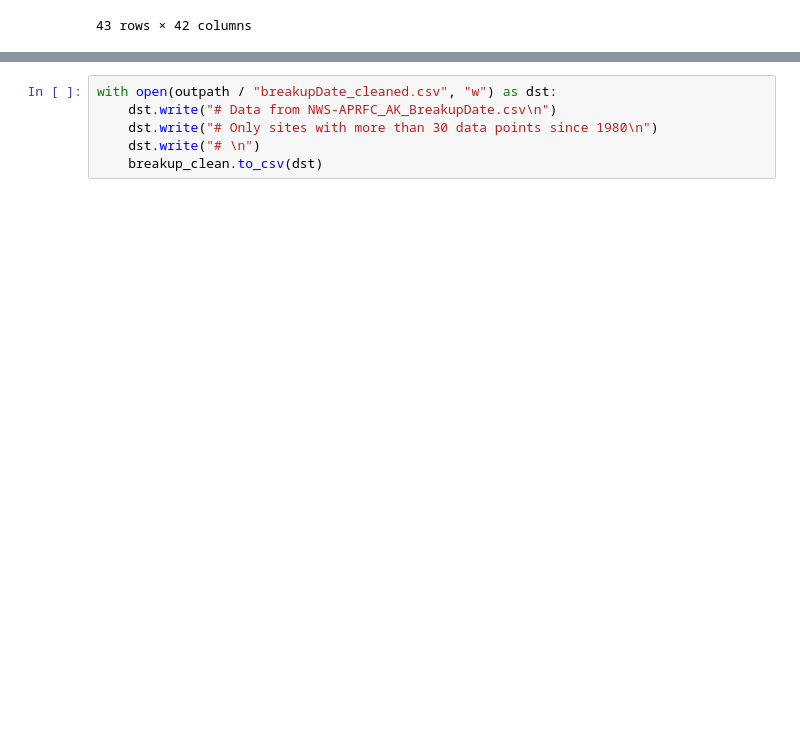
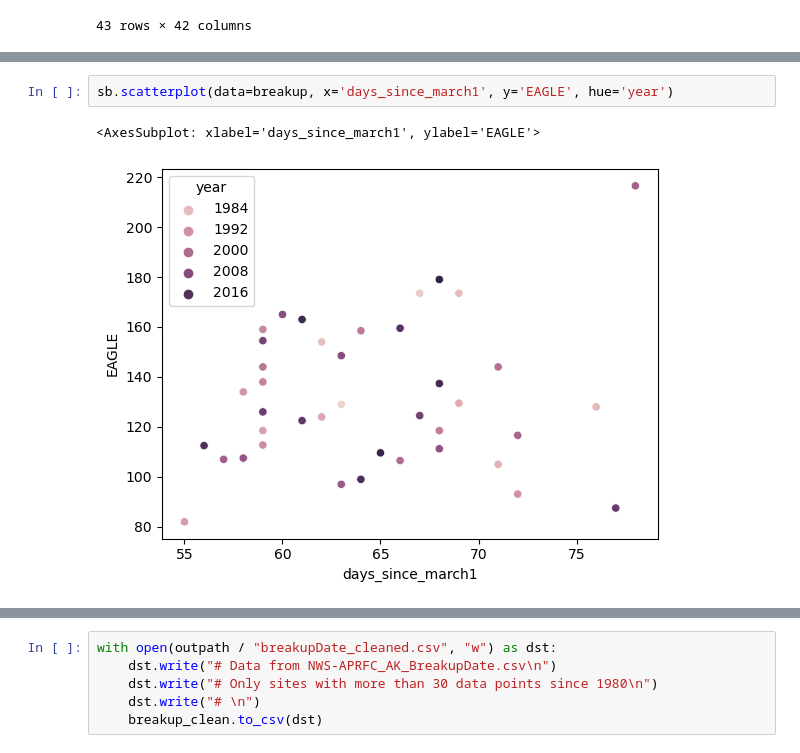
Before and after one commit to chryss/riverice, a Jupyter notebook: JupyterNotebooks/APRFC_breakupdata_correlate.ipynb, the cells around one changed output, grey strips where cells are left out. Drawn from its saved outputs; the diff is of its cells as text; blank space fills up the shorter version.

```diff
--- a/JupyterNotebooks/APRFC_breakupdata_correlate.ipynb
+++ b/JupyterNotebooks/APRFC_breakupdata_correlate.ipynb
@@ -148,0 +192,5 @@ breakup
+# %%
+sb.scatterplot(data=breakup, x='days_since_march1', y='EAGLE', hue='year')
+# %% [output]
+<AxesSubplot: xlabel='days_since_march1', ylabel='EAGLE'>
+[figure, added]
```
Also changed, not shown: parts of 6 cells of this notebook.
